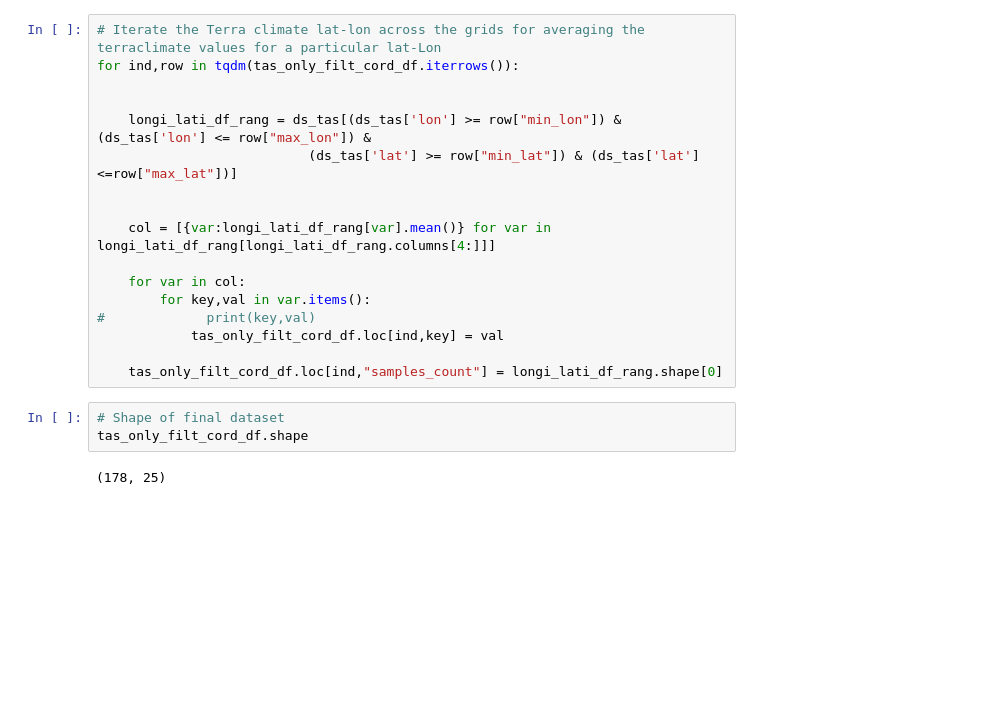
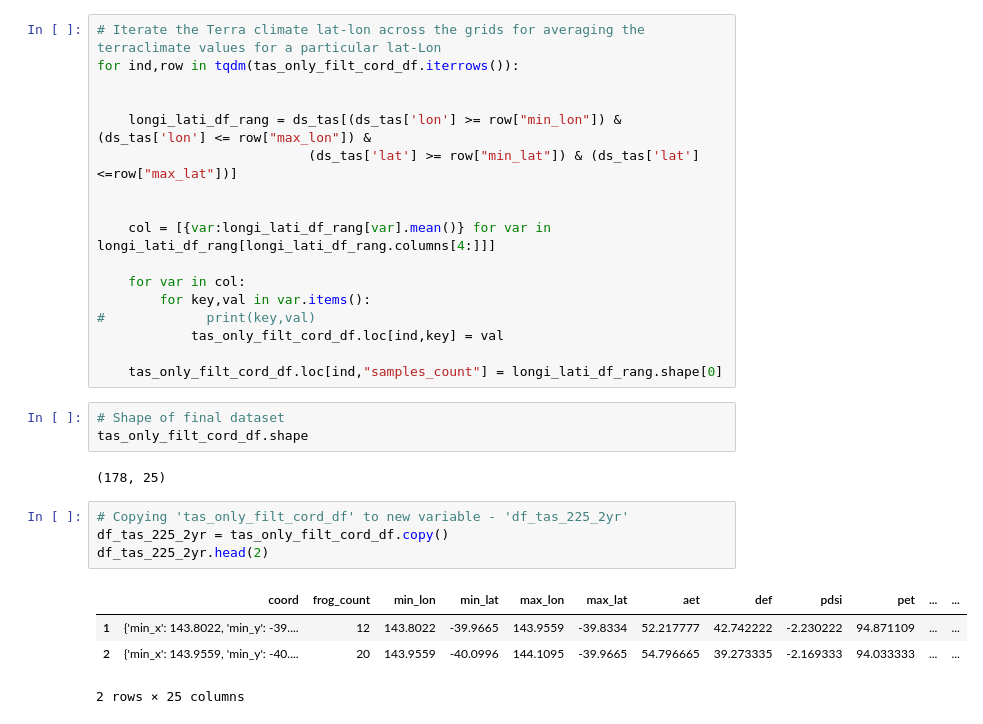
Before and after one commit to joe5campbell/frog_challenge, a Jupyter notebook: data_exploration.ipynb, the cells around one changed output. Cells and saved outputs as stored; diff of their text form; blank space fills up the shorter version.

```diff
--- a/data_exploration.ipynb
+++ b/data_exploration.ipynb
@@ -275,3 +277,12 @@ for ind,row in tqdm(tas_only_filt_cord_df.iterrows()):
 tas_only_filt_cord_df.shape
 # %% [output]
 (178, 25)
+# %%
+# Copying 'tas_only_filt_cord_df' to new variable - 'df_tas_225_2yr'
+df_tas_225_2yr = tas_only_filt_cord_df.copy()
+df_tas_225_2yr.head(2)
+# %% [output]
+|  | coord | frog_count | min_lon | min_lat | max_lon | max_lat | aet | def | pdsi | pet | ... | ... |
+| 1 | {'min_x': 143.8022, 'min_y': -39.... | 12 | 143.8022 | -39.9665 | 143.9559 | -39.8334 | 52.217777 | 42.742222 | -2.230222 | 94.871109 | ... | ... |
+| 2 | {'min_x': 143.9559, 'min_y': -40.... | 20 | 143.9559 | -40.0996 | 144.1095 | -39.9665 | 54.796665 | 39.273335 | -2.169333 | 94.033333 | ... | ... |
+2 rows × 25 columns
```
Also changed, not shown: parts of 11 cells of this notebook.
